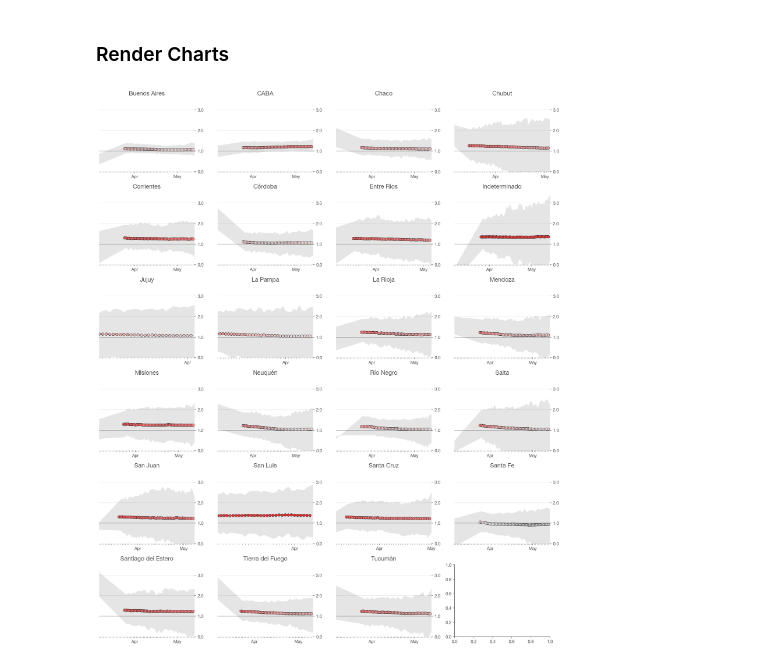
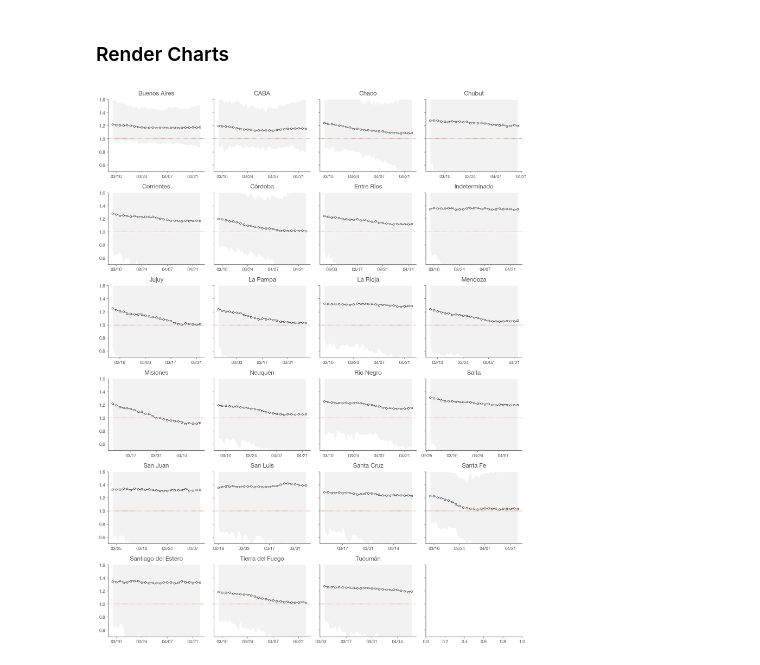
Before and after one commit to pablocelayes/covid-19, a Jupyter notebook: Realtime Rt mcmc - Argentina.ipynb, the cells around one changed output. Cells and saved outputs as stored; diff of their text form; code cells hidden in the pictures.

```diff
--- a/Realtime Rt mcmc - Argentina.ipynb
+++ b/Realtime Rt mcmc - Argentina.ipynb
@@ -130,8 +134,8 @@ for state, grp in states.groupby('state'):
         display(new_cases[~is_positive])
 
 # Let's make sure that states have added cases
-# idx = pd.IndexSlice
-# assert not states.loc[idx[:, '2020-04-22':'2020-04-23'], 'positive'].groupby('state').diff().dropna().eq(0).any()
+idx = pd.IndexSlice
+assert not states.loc[idx[:, '2020-04-22':'2020-04-23'], 'positive'].groupby('state').diff().dropna().eq(0).any()
 # %% [output]
 Not all states have updated
 state
@@ -685,20 +601,20 @@ def plot_rt2(state_name, result, ax):
 # %%
 ncols = 4
 nrows = int(np.ceil(results.index.levels[0].shape[0] / ncols))
 
 fig, axes = plt.subplots(
     nrows=nrows,
     ncols=ncols,
-    figsize=(15, nrows*3))
+    figsize=(14, nrows*3),
+    sharey='row')
 
 for ax, (state, result) in zip(axes.flat, results.groupby('region')):
-#     plot_rt(state, result.droplevel(0), ax)
-    plot_rt2(state, result.droplevel(0), ax)
+    plot_rt(state, result.droplevel(0), ax)
 
 fig.tight_layout()
 fig.set_facecolor('w')
 # %% [output]
-[figure, old version]
+[figure, new version]
 # %%
 # url = 'https://raw.githubusercontent.com/jasonong/List-of-US-States/master/states.csv'
 # abbrev = pd.read_csv(url, index_col=['State'], squeeze=True)
```
Also changed, not shown: parts of 6 cells of this notebook, 2 other files.
